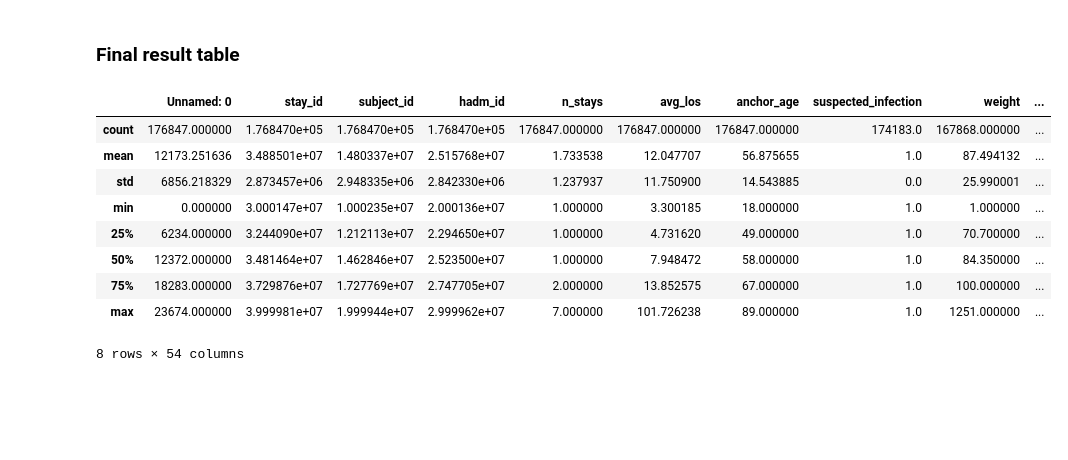
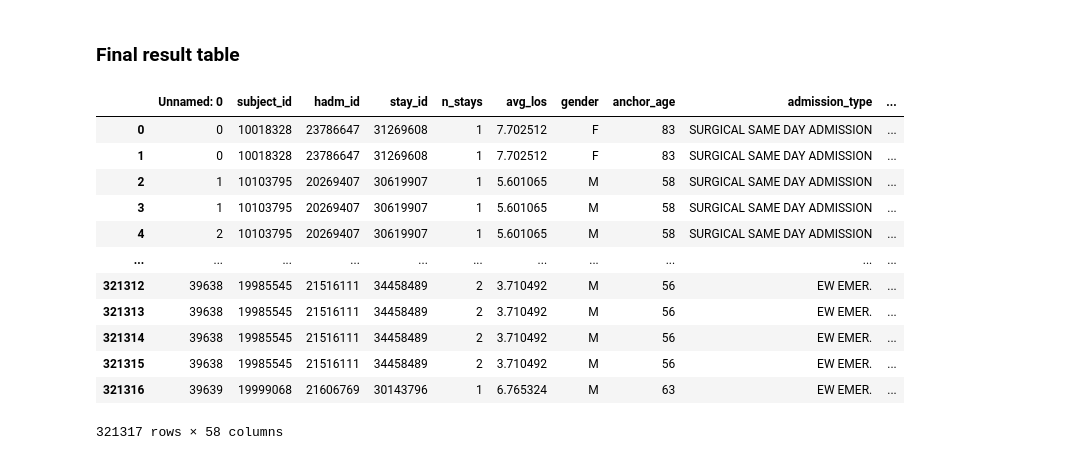
Before and after one commit to johnsonjzhou/comp90089-project, a Jupyter notebook: sql/initial_cohort.ipynb, the cells around one changed output. Drawn from its saved outputs; the diff is of its cells as text; code cells hidden in the pictures; blank space fills up the shorter version.

Commit message:
some inner joins are replaced with left joins and remove the condition for (suspicion of infection)

```diff
--- a/sql/initial_cohort.ipynb
+++ b/sql/initial_cohort.ipynb
@@ -461,13 +476,16 @@ intial_cohort.to_csv('/content/drive/MyDrive/initial_cohort.csv')
 # %%
-intial_cohort.describe()
+intial_cohort
 # %% [output]
-|  | Unnamed: 0 | stay_id | subject_id | hadm_id | n_stays | avg_los | anchor_age | suspected_infection | weight | ... |
-| count | 176847.000000 | 1.768470e+05 | 1.768470e+05 | 1.768470e+05 | 176847.000000 | 176847.000000 | 176847.000000 | 174183.0 | 167868.000000 | ... |
-| mean | 12173.251636 | 3.488501e+07 | 1.480337e+07 | 2.515768e+07 | 1.733538 | 12.047707 | 56.875655 | 1.0 | 87.494132 | ... |
-| std | 6856.218329 | 2.873457e+06 | 2.948335e+06 | 2.842330e+06 | 1.237937 | 11.750900 | 14.543885 | 0.0 | 25.990001 | ... |
-| min | 0.000000 | 3.000147e+07 | 1.000235e+07 | 2.000136e+07 | 1.000000 | 3.300185 | 18.000000 | 1.0 | 1.000000 | ... |
-| 25% | 6234.000000 | 3.244090e+07 | 1.212113e+07 | 2.294650e+07 | 1.000000 | 4.731620 | 49.000000 | 1.0 | 70.700000 | ... |
-| 50% | 12372.000000 | 3.481464e+07 | 1.462846e+07 | 2.523500e+07 | 1.000000 | 7.948472 | 58.000000 | 1.0 | 84.350000 | ... |
-| 75% | 18283.000000 | 3.729876e+07 | 1.727769e+07 | 2.747705e+07 | 2.000000 | 13.852575 | 67.000000 | 1.0 | 100.000000 | ... |
-| max | 23674.000000 | 3.999981e+07 | 1.999944e+07 | 2.999962e+07 | 7.000000 | 101.726238 | 89.000000 | 1.0 | 1251.000000 | ... |
+|  | Unnamed: 0 | subject_id | hadm_id | stay_id | n_stays | avg_los | gender | anchor_age | admission_type | ... |
+| 0 | 0 | 10018328 | 23786647 | 31269608 | 1 | 7.702512 | F | 83 | SURGICAL SAME DAY ADMISSION | ... |
+| 1 | 0 | 10018328 | 23786647 | 31269608 | 1 | 7.702512 | F | 83 | SURGICAL SAME DAY ADMISSION | ... |
+| 2 | 1 | 10103795 | 20269407 | 30619907 | 1 | 5.601065 | M | 58 | SURGICAL SAME DAY ADMISSION | ... |
+| 3 | 1 | 10103795 | 20269407 | 30619907 | 1 | 5.601065 | M | 58 | SURGICAL SAME DAY ADMISSION | ... |
+| 4 | 2 | 10103795 | 20269407 | 30619907 | 1 | 5.601065 | M | 58 | SURGICAL SAME DAY ADMISSION | ... |
+| ... | ... | ... | ... | ... | ... | ... | ... | ... | ... | ... |
+| 321312 | 39638 | 19985545 | 21516111 | 34458489 | 2 | 3.710492 | M | 56 | EW EMER. | ... |
+| 321313 | 39638 | 19985545 | 21516111 | 34458489 | 2 | 3.710492 | M | 56 | EW EMER. | ... |
+| 321314 | 39638 | 19985545 | 21516111 | 34458489 | 2 | 3.710492 | M | 56 | EW EMER. | ... |
+| 321315 | 39638 | 19985545 | 21516111 | 34458489 | 2 | 3.710492 | M | 56 | EW EMER. | ... |
+| 321316 | 39639 | 19999068 | 21606769 | 30143796 | 1 | 6.765324 | M | 63 | EW EMER. | ... |
-8 rows × 54 columns
+321317 rows × 58 columns
```
Also changed, not shown: parts of 10 cells of this notebook.
